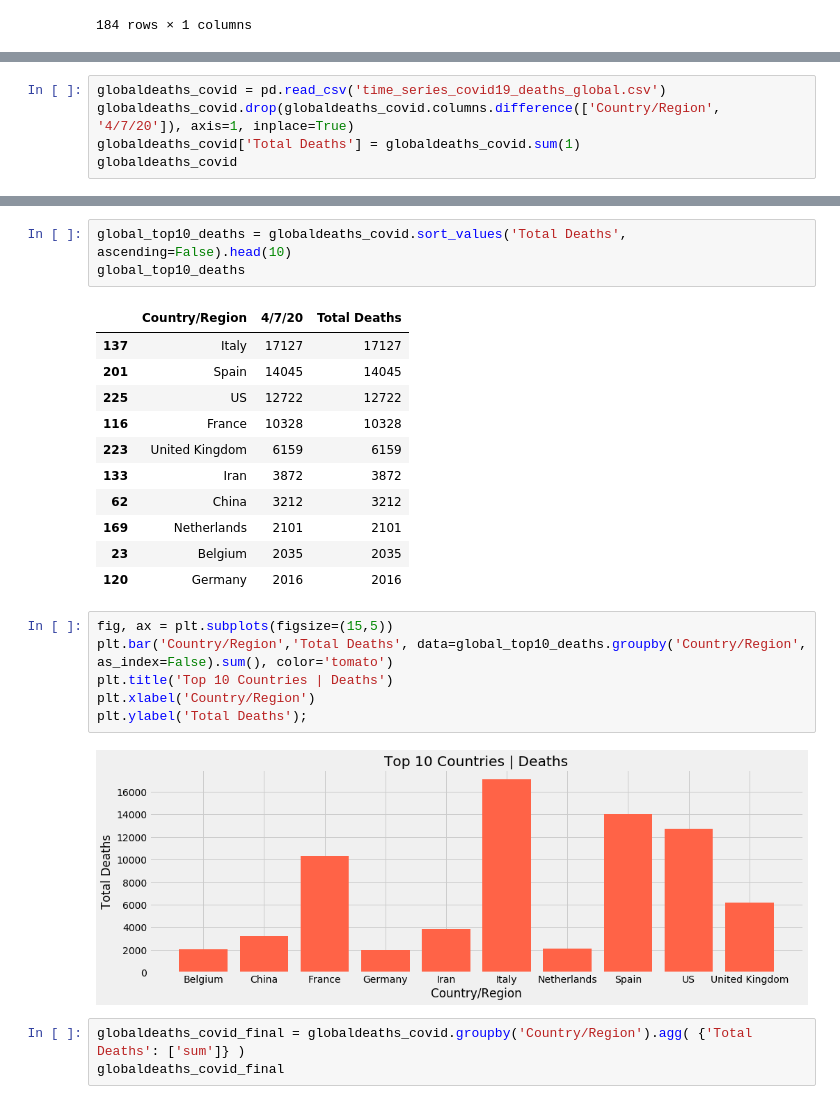
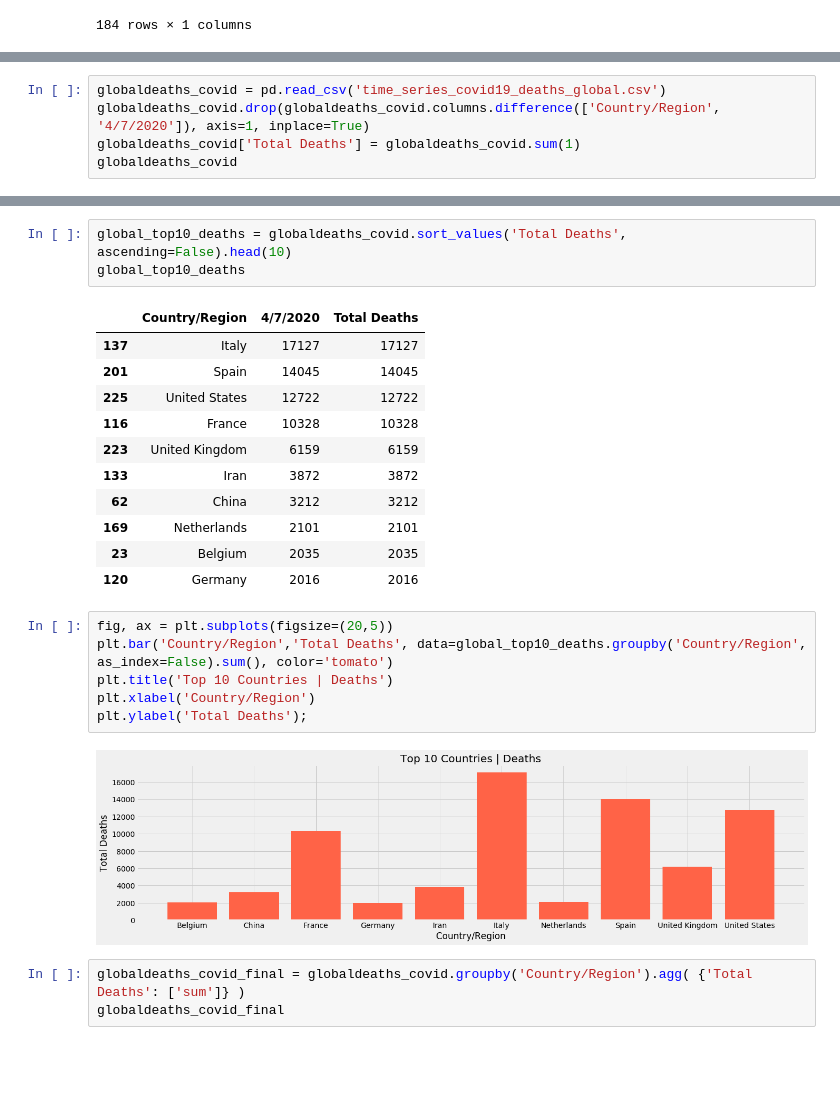
Before and after one commit to kfasola/Fasola_Final_Project, a Jupyter notebook: Fasola - Final Project.ipynb, the cells around one changed output, grey strips where cells are left out. Saved outputs shown, nothing was run; the diff lists cells and outputs as text; blank space fills up the shorter version.

```diff
--- a/Fasola - Final Project.ipynb
+++ b/Fasola - Final Project.ipynb
@@ -89,6 +127,6 @@ globalcases_covid_final
 # %%
 globaldeaths_covid = pd.read_csv('time_series_covid19_deaths_global.csv')
-globaldeaths_covid.drop(globaldeaths_covid.columns.difference(['Country/Region', '4/7/20']), axis=1, inplace=True)
+globaldeaths_covid.drop(globaldeaths_covid.columns.difference(['Country/Region', '4/7/2020']), axis=1, inplace=True)
 globaldeaths_covid['Total Deaths'] = globaldeaths_covid.sum(1)
 globaldeaths_covid
 # %% [output]
@@ -109,10 +147,10 @@ globaldeaths_covid
 global_top10_deaths = globaldeaths_covid.sort_values('Total Deaths', ascending=False).head(10)
 global_top10_deaths
 # %% [output]
-|  | Country/Region | 4/7/20 | Total Deaths |
+|  | Country/Region | 4/7/2020 | Total Deaths |
 | 137 | Italy | 17127 | 17127 |
 | 201 | Spain | 14045 | 14045 |
-| 225 | US | 12722 | 12722 |
+| 225 | United States | 12722 | 12722 |
 | 116 | France | 10328 | 10328 |
 | 223 | United Kingdom | 6159 | 6159 |
 | 133 | Iran | 3872 | 3872 |
@@ -121,13 +159,13 @@ global_top10_deaths
 | 23 | Belgium | 2035 | 2035 |
 | 120 | Germany | 2016 | 2016 |
 # %%
-fig, ax = plt.subplots(figsize=(15,5))
+fig, ax = plt.subplots(figsize=(20,5))
 plt.bar('Country/Region','Total Deaths', data=global_top10_deaths.groupby('Country/Region', as_index=False).sum(), color='tomato')
 plt.title('Top 10 Countries | Deaths')
 plt.xlabel('Country/Region')
 plt.ylabel('Total Deaths');
 # %% [output]
-[figure, old version]
+[figure, new version]
 # %%
 globaldeaths_covid_final = globaldeaths_covid.groupby('Country/Region').agg( {'Total Deaths': ['sum']} )
 globaldeaths_covid_final
```
Also changed, not shown: parts of 83 cells of this notebook, 8 other files.
